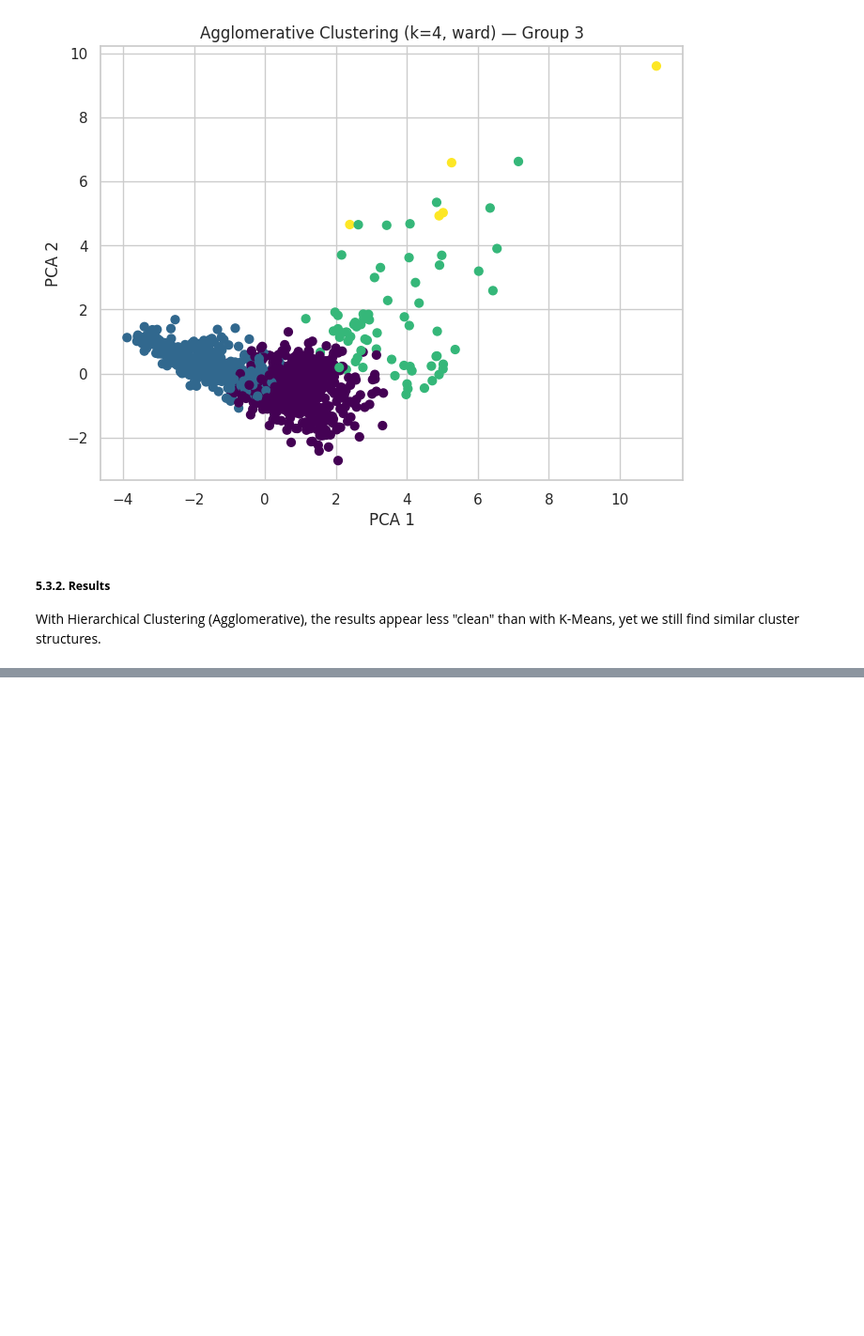
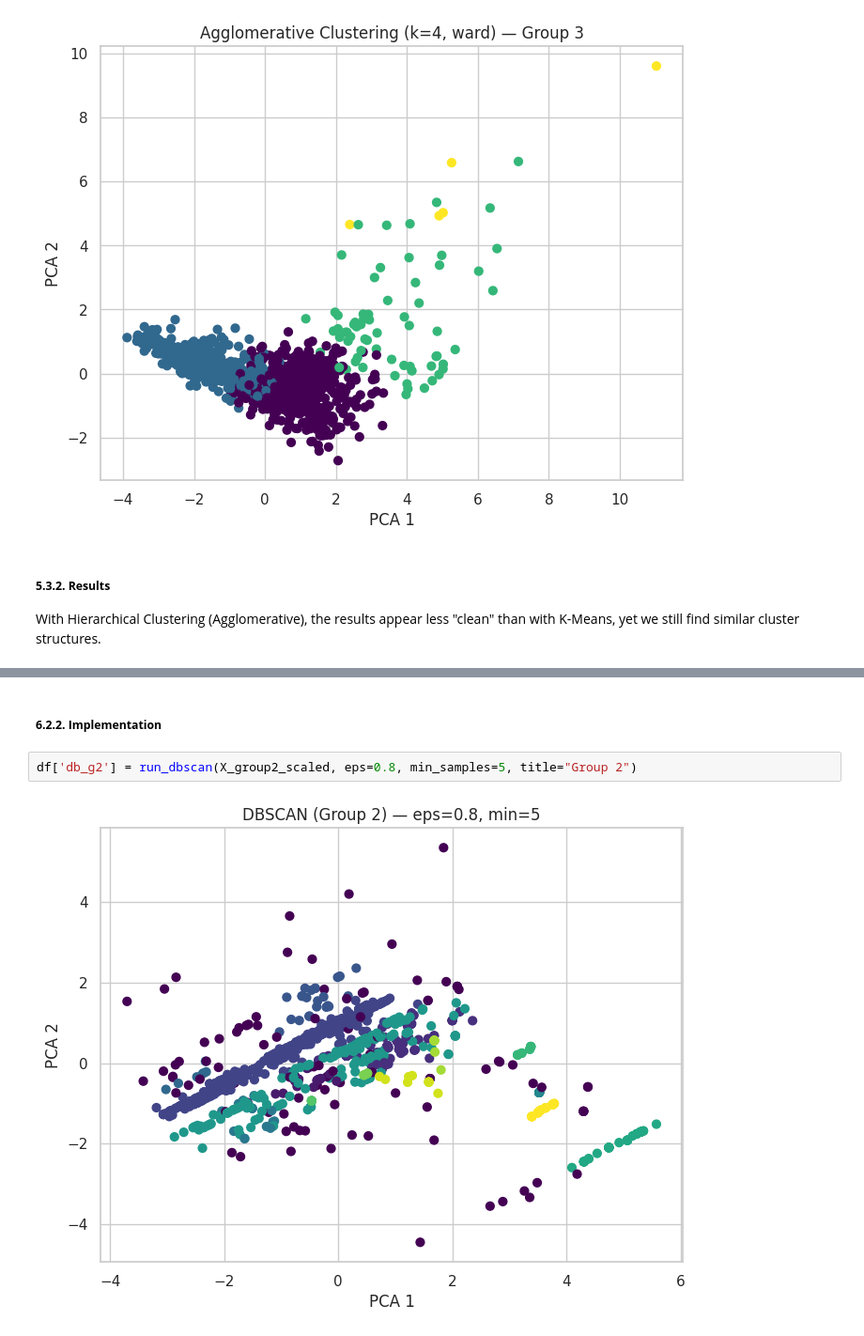
Before and after one commit to NathanaelLUCETTE/projet_ML, a Jupyter notebook: pokemon_clustering_project.ipynb, the cells around one changed output, grey strips where cells are left out. Shown at 94% size. Drawn from its saved outputs; the diff is of its cells as text; blank space fills up the shorter version.

```diff
--- a/pokemon_clustering_project.ipynb
+++ b/pokemon_clustering_project.ipynb
@@ -535,0 +614,6 @@ With Hierarchical Clustering (Agglomerative), the results appear less "clean" th
+# %% [markdown]
+##### **6.2.2. Implementation**
+# %%
+df['db_g2'] = run_dbscan(X_group2_scaled, eps=0.8, min_samples=5, title="Group 2")
+# %% [output]
+[figure, added]
```
Also changed, not shown: parts of 19 cells of this notebook.
